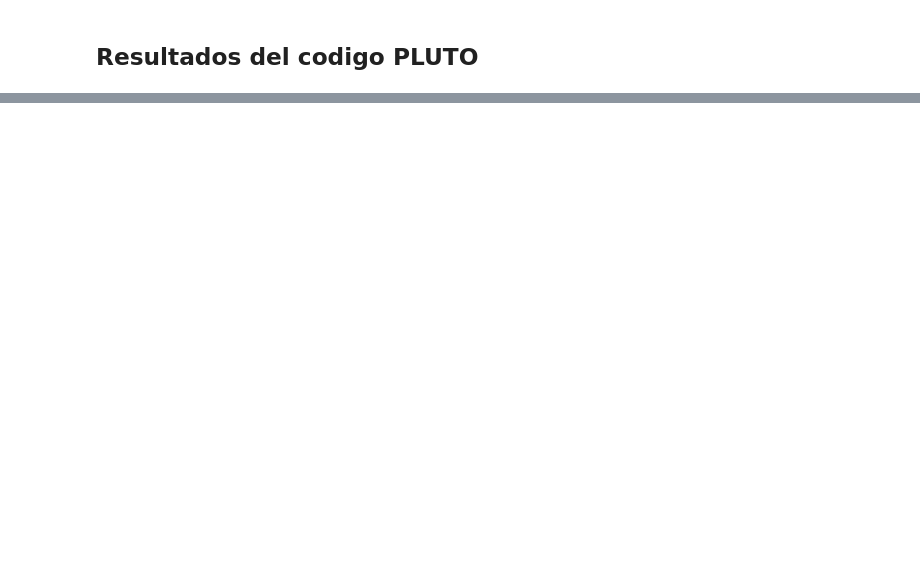
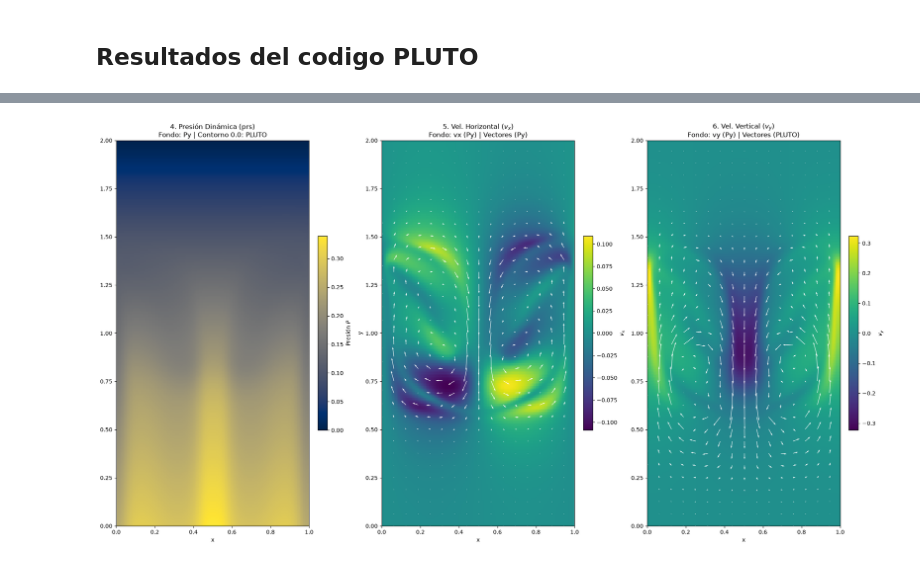
Before and after one commit to ProfRTRD/CA_repo, a Jupyter notebook: Proyecto2 - Rayleigh Taylor/Proyecto 2.ipynb, the cells around one changed output, grey strips where cells are left out. Drawn from its saved outputs; the diff is of its cells as text; code cells hidden in the pictures; blank space fills up the shorter version.

```diff
--- a/Proyecto2 - Rayleigh Taylor/Proyecto 2.ipynb
+++ b/Proyecto2 - Rayleigh Taylor/Proyecto 2.ipynb
@@ -357,0 +591,41 @@ plt.show()
+# %%
+
+fig, axes = plt.subplots(1, 3, figsize=(20, 15))
+ax4, ax5, ax6 = axes.flatten()
+
+#Presión
+
+im4 = ax4.imshow(prs, cmap='cividis', origin='lower', extent=extension)
+ax4.set_title("4. Presión Dinámica (prs)\nFondo: Py | Contorno 0.0: PLUTO")
+ax4.set_xlabel("x")
+fig.colorbar(im4, ax=ax4, fraction=0.046, pad=0.04).set_label(r'Presión $P$')
+
+
+# PANEL 5: Velocidad Horizontal (Overlay de Vectores)
+
+max_u = np.max(np.abs(u)) if np.max(np.abs(u)) > 1e-6 else 1e-6
+im5 = ax5.imshow(u, cmap='viridis', origin='lower', extent=extension, vmin=-max_u, vmax=max_u)
+ax5.quiver(X_grid[::salto, ::salto], Y_grid[::salto, ::salto],
+           u_pluto[::salto, ::salto], v_pluto[::salto, ::salto],
+           color='white', scale=3, alpha=0.9)
+ax5.set_title(r"5. Vel. Horizontal ($v_x$)" + "\nFondo: vx (Py) | Vectores (PLUTO)")
+ax5.set_xlabel("x")
+ax5.set_ylabel("y")
+fig.colorbar(im5, ax=ax5, fraction=0.046, pad=0.04).set_label(r'$v_x$')
+
+
+# PANEL 6: Velocidad Vertical (Overlay de Vectores)
+
+max_v = np.max(np.abs(v)) if np.max(np.abs(v)) > 1e-6 else 1e-6
+im6 = ax6.imshow(v, cmap='viridis', origin='lower', extent=extension, vmin=-max_v, vmax=max_v)
+ax6.quiver(X_grid[::salto, ::salto], Y_grid[::salto, ::salto],
+           u_pluto[::salto, ::salto], v_pluto[::salto, ::salto],
+           color='white', scale=3, alpha=0.9)
+ax6.set_title(r"6. Vel. Vertical ($v_y$)" + "\nFondo: vy (Py) | Vectores (PLUTO)")
+ax6.set_xlabel("x")
+fig.colorbar(im6, ax=ax6, fraction=0.046, pad=0.04).set_label(r'$v_y$')
+
+plt.tight_layout()
+plt.show()
+# %% [output]
+[figure, added]
```
Also changed, not shown: parts of 16 cells of this notebook, 12 other files.
